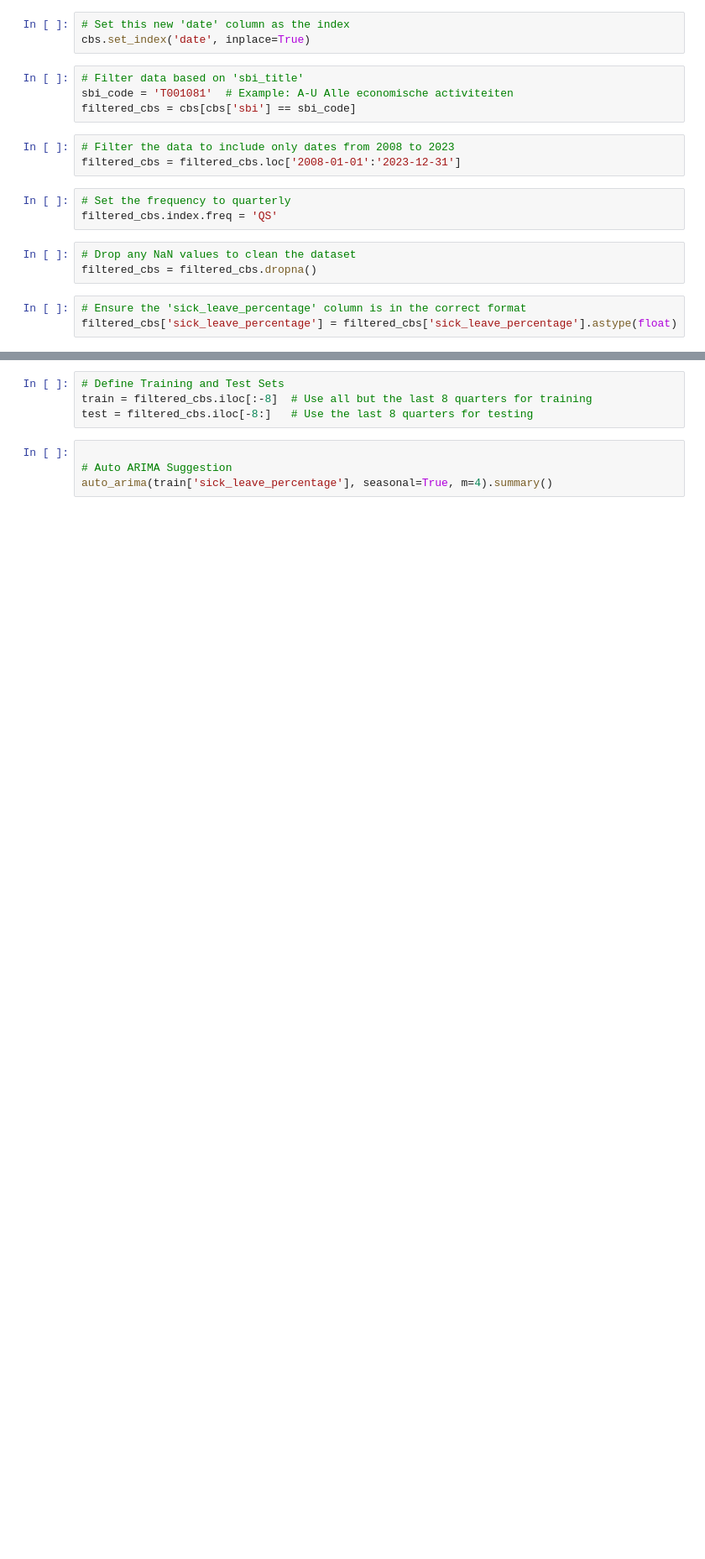
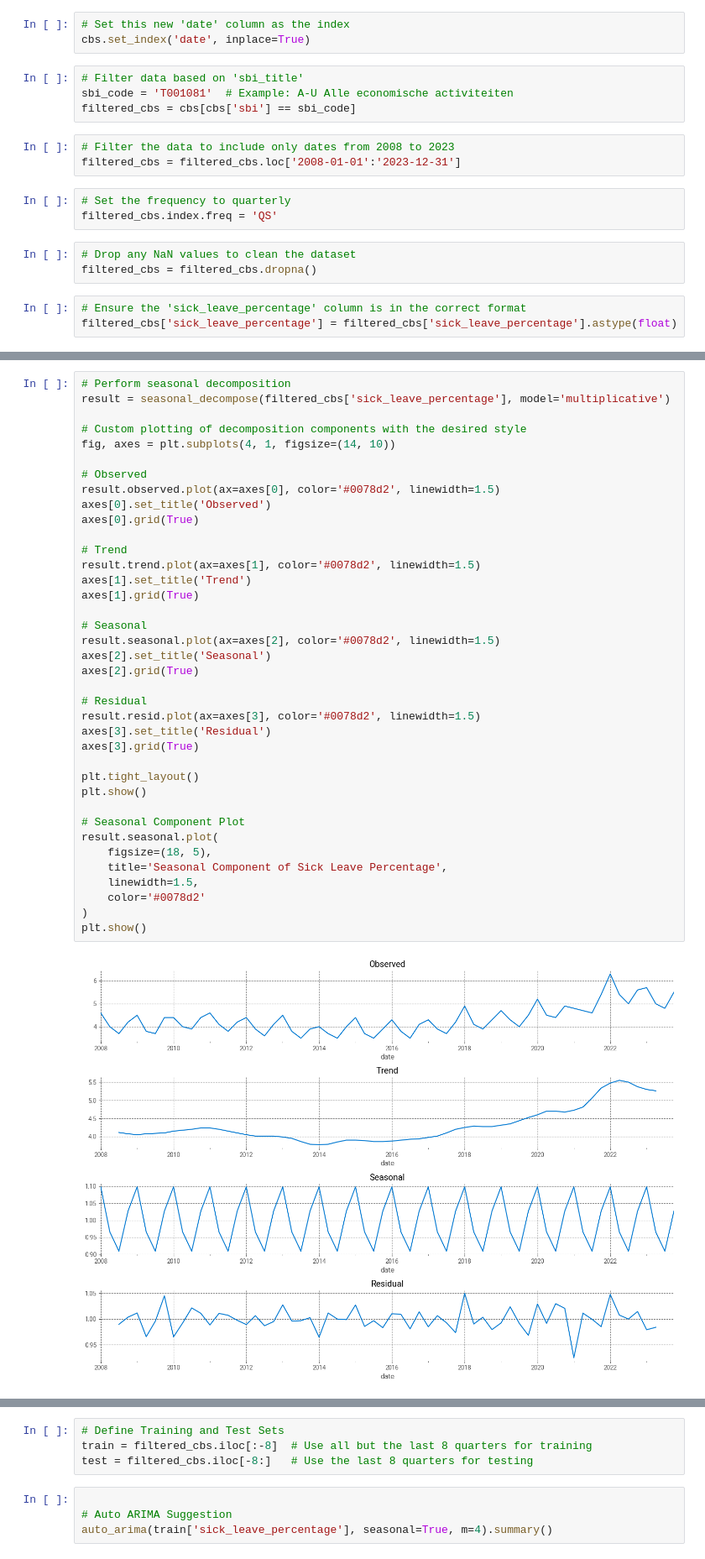
Before and after one commit to evdhout/uwv, a Jupyter notebook: notebooks/Find_Best_Sarimax_model_CH.ipynb, the cells around one changed output, grey strips where cells are left out. Shown at 84% size. Saved outputs shown, nothing was run; the diff lists cells and outputs as text; blank space fills up the shorter version.

```diff
--- a/notebooks/Find_Best_Sarimax_model_CH.ipynb
+++ b/notebooks/Find_Best_Sarimax_model_CH.ipynb
@@ -55,0 +68,40 @@ plt.show()
+# %%
+# Perform seasonal decomposition
+result = seasonal_decompose(filtered_cbs['sick_leave_percentage'], model='multiplicative')
+
+# Custom plotting of decomposition components with the desired style
+fig, axes = plt.subplots(4, 1, figsize=(14, 10))
+
+# Observed
+result.observed.plot(ax=axes[0], color='#0078d2', linewidth=1.5)
+axes[0].set_title('Observed')
+axes[0].grid(True)
+
+# Trend
+result.trend.plot(ax=axes[1], color='#0078d2', linewidth=1.5)
+axes[1].set_title('Trend')
+axes[1].grid(True)
+
+# Seasonal
+result.seasonal.plot(ax=axes[2], color='#0078d2', linewidth=1.5)
+axes[2].set_title('Seasonal')
+axes[2].grid(True)
+
+# Residual
+result.resid.plot(ax=axes[3], color='#0078d2', linewidth=1.5)
+axes[3].set_title('Residual')
+axes[3].grid(True)
+
+plt.tight_layout()
+plt.show()
+
+# Seasonal Component Plot
+result.seasonal.plot(
+    figsize=(18, 5),
+    title='Seasonal Component of Sick Leave Percentage',
+    linewidth=1.5,
+    color='#0078d2'
+)
+plt.show()
+# %% [output]
+[figure, added]
```
Also changed, not shown: parts of 12 cells of this notebook, 16 other files.
